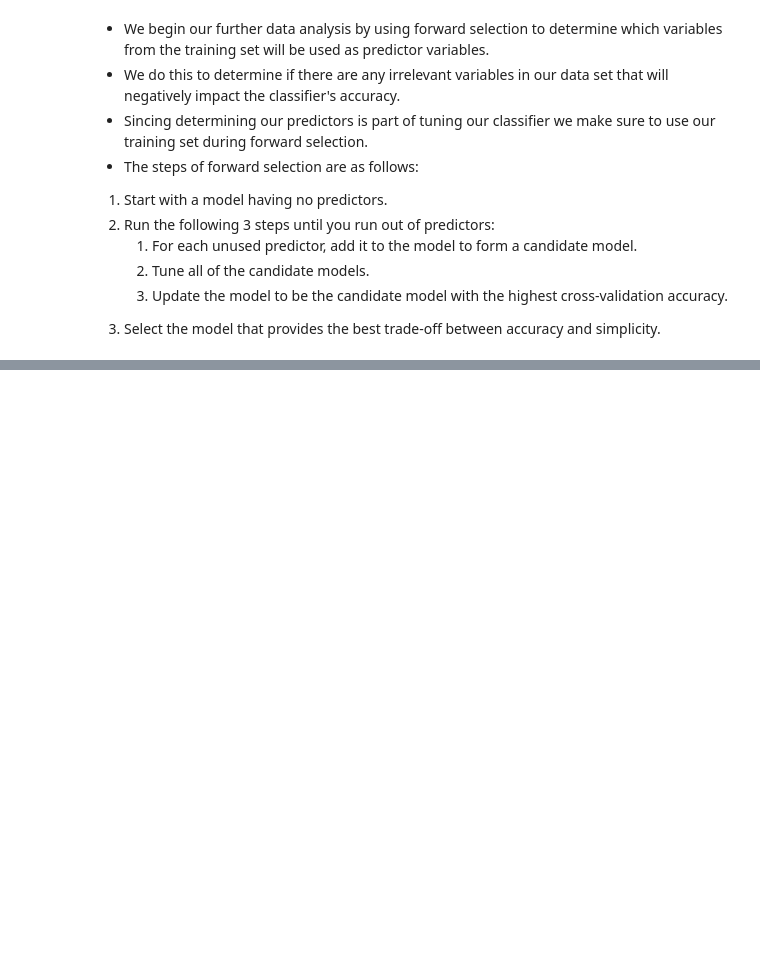
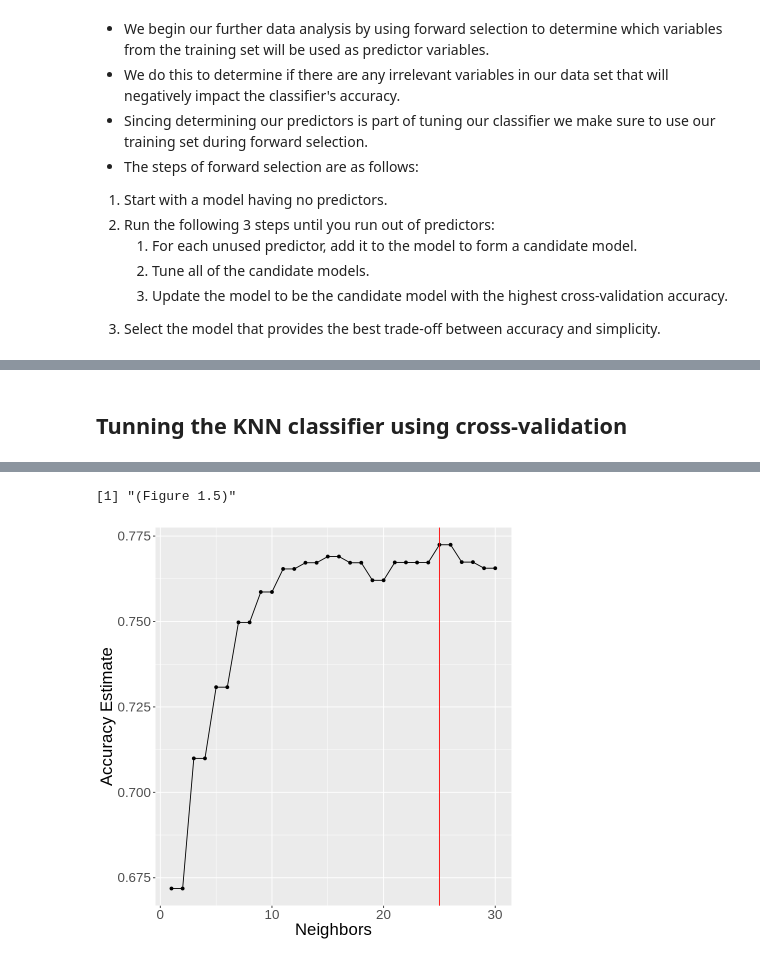
Before and after one commit to ArmanM101/Diabetes-Prediction-Model, a Jupyter notebook: Diabetes Proposal.ipynb, the cells around one changed output, grey strips where cells are left out. Cells and saved outputs as stored; diff of their text form; code cells hidden in the pictures; blank space fills up the shorter version.

Commit message:
Only thing left is discussion

```diff
--- a/Diabetes Proposal.ipynb
+++ b/Diabetes Proposal.ipynb
@@ -311,0 +387,51 @@ accuracy_plot
+# %% [markdown]
+## Tunning the KNN classifier using cross-validation
+# %%
+# we use set.seed(1234) to ensure that the random results that follow are reproducible
+set.seed(1234)
+
+# First we create the standardization recipe using the training data and the predictors Glucose, Age, BMI, Diabetes Pedigree Function.
+diabetes_recipe <- recipe(Outcome ~ Glucose + Age + BMI + DiabetesPedigreeFunction, data = diab_train) |>
+step_scale(all_predictors()) |>
+step_center(all_predictors())
+
+# Next we define the specification for our k-nn model using tune() as the neighbors argument because we are choosing the best k-value for our model.
+knn_spec <- nearest_neighbor(weight_func = "rectangular", neighbors = tune()) |>
+set_engine("kknn") |>
+set_mode("classification")
+
+# Next we fit the knn model.
+knn_fit <- workflow() |>
+add_recipe(diabetes_recipe) |>
+add_model(knn_spec) |>
+fit(data = diab_train)
+
+# Next we perform cross-validation with 10 folds.
+diabetes_vfold <- vfold_cv(diab_train, v = 10, strata = Outcome)
+
+# Next we create a tibble hold k-value 1 to 30.
+k_vals <- tibble(neighbors = seq(from = 1, to = 30, by = 1))
+
+# Next we use the k_vals tibble to test the accuracy of the model with 1 to 30 neighbors.
+knn_results <- workflow() |>
+add_recipe(diabetes_recipe) |>
+add_model(knn_spec) |>
+tune_grid(resamples = diabetes_vfold, grid = k_vals) |>
+collect_metrics()
+
+# Next we use filter() to only select the accuracy values for each k-value in knn_results
+accuracies <- knn_results |>
+filter(.metric == "accuracy")
+
+# Finally we create a graph of the accuracies plotted against the neighbors to determine the most accurate value of k.
+accuracy_vs_k <- ggplot(accuracies, aes(x = neighbors, y = mean)) +
+geom_point() +
+geom_line() +
+labs(x = "Neighbors", y = "Accuracy Estimate") +
+geom_vline(xintercept = 25, colour = "red") +
+theme(text = element_text(size = 20))
+
+accuracy_vs_k
+print("(Figure 1.5)")
+# This visualization suggests that K=25 provides the highest and the most omptimal accuracy.
+# %% [output]
@@ -311,0 +440,2 @@ accuracy_plot
+[1] "(Figure 1.5)"
+[figure, added]
```
Also changed, not shown: parts of 16 cells of this notebook.
